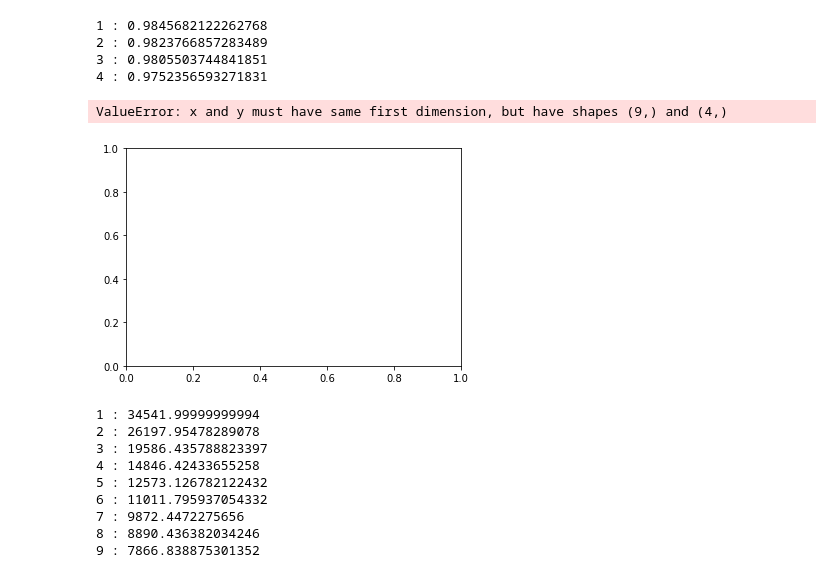
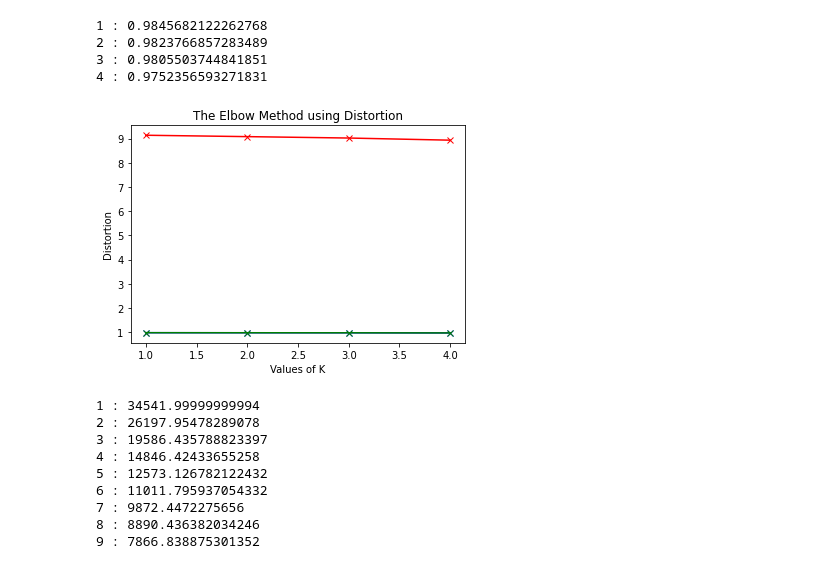
Before and after one commit to ohneBohne/Data_Challenges, a Jupyter notebook: Clustering.ipynb, the cells around one changed output. Drawn from its saved outputs; the diff is of its cells as text; code cells hidden in the pictures.

```diff
--- a/Clustering.ipynb
+++ b/Clustering.ipynb
@@ -19,6 +19,18 @@ cluster_variables = ['public_metrics.retweet_count',
                     'positive',
                     'negative',
                     'neutral']
+# %%
+stop_words_german = list()
+with open('stopp_wörter_deutsch.txt','r') as file:
+
+    # reading each line
+    for line in file:
+
+        # reading each word
+        for word in line.split(','):
+
+            # displaying the words
+            stop_words_german.append(word.replace(' ',''))
 # %%
 X = df[cluster_variables].to_numpy()
 scaler = StandardScaler()
@@ -26,7 +38,7 @@ X = scaler.fit_transform(X)
 # %%
 df['text'] = df['text'].str.replace('\n',' ')
 corpus = df['text']
-vectorizer = TfidfVectorizer()
+vectorizer = TfidfVectorizer(stop_words=stop_words_german)
 X = vectorizer.fit_transform(corpus)
 vectorizer.get_feature_names()
 
@@ -70,16 +82,16 @@ for key, val in mapping1.items():
 3 : 0.9805503744841851
 4 : 0.9752356593271831
 # %%
+K = range(1,5)
 plt.plot(K, distortions_euclidean, 'bx-')
 plt.plot(K, distortions_minkowski, 'gx-')
 plt.plot(K, distortions_cityblock, 'rx-')
 plt.xlabel('Values of K')
 plt.ylabel('Distortion')
 plt.title('The Elbow Method using Distortion')
 plt.show()
 # %% [output]
-ValueError: x and y must have same first dimension, but have shapes (9,) and (4,)
-[figure, old version]
+[figure, new version]
 # %%
 for key, val in mapping2.items():
    print(f'{key} : {val}')
```
Also changed, not shown: parts of 2 cells of this notebook, 1 other file.
